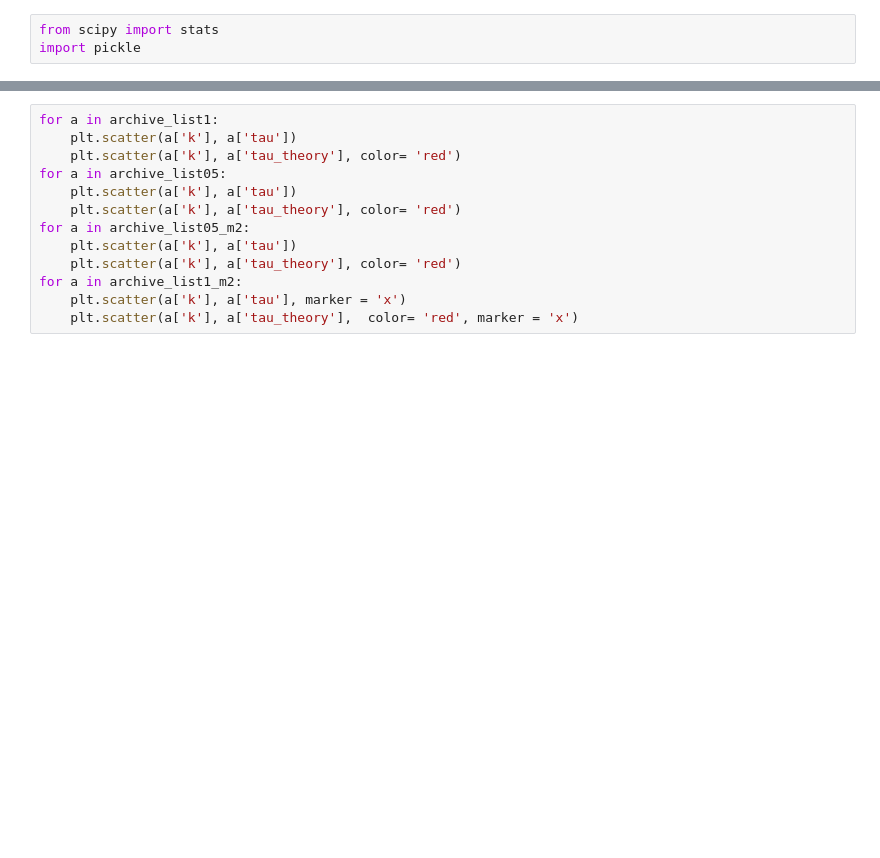
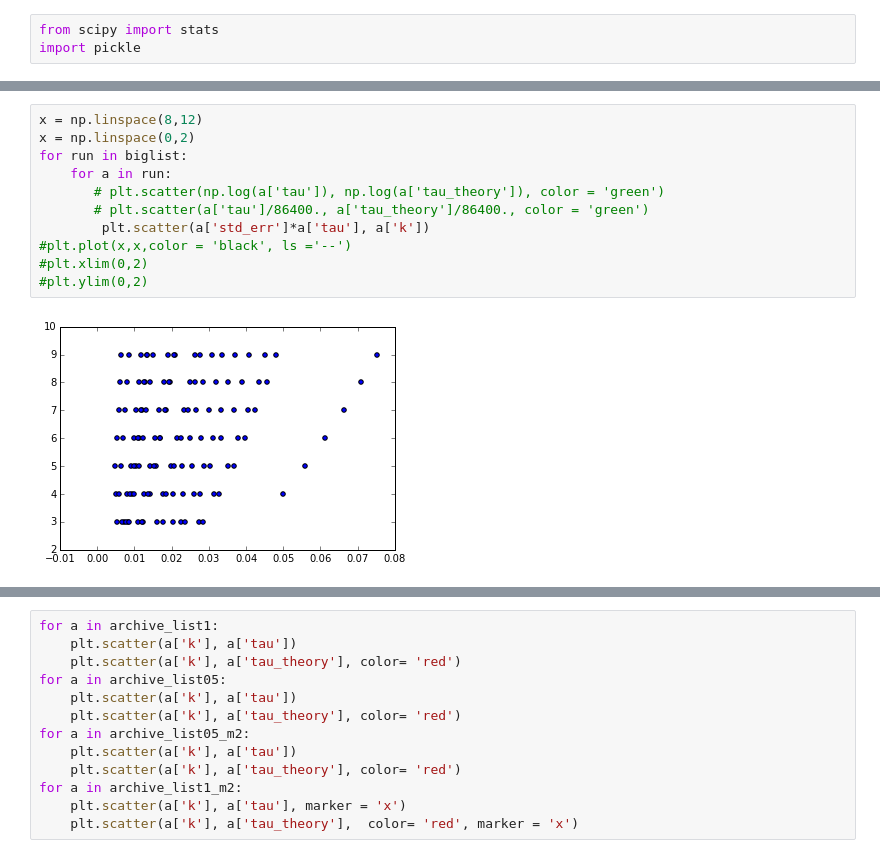
Before and after one commit to jedman/dedalus-leakylid, a Jupyter notebook: tau-comparison.ipynb, the cells around one changed output, grey strips where cells are left out. Saved outputs shown, nothing was run; the diff lists cells and outputs as text; blank space fills up the shorter version.

```diff
--- a/tau-comparison.ipynb
+++ b/tau-comparison.ipynb
@@ -107,0 +144,13 @@ plt.axhline(y = 1, xmin= 0, xmax = 1, color = 'black', ls = '--')
+# %%
+x = np.linspace(8,12)
+x = np.linspace(0,2)
+for run in biglist:
+    for a in run:
+       # plt.scatter(np.log(a['tau']), np.log(a['tau_theory']), color = 'green')
+       # plt.scatter(a['tau']/86400., a['tau_theory']/86400., color = 'green')
+        plt.scatter(a['std_err']*a['tau'], a['k'])
+#plt.plot(x,x,color = 'black', ls ='--')
+#plt.xlim(0,2)
+#plt.ylim(0,2)
+# %% [output]
+[figure, added]
```
Also changed, not shown: parts of 11 cells of this notebook, 1 other file.
